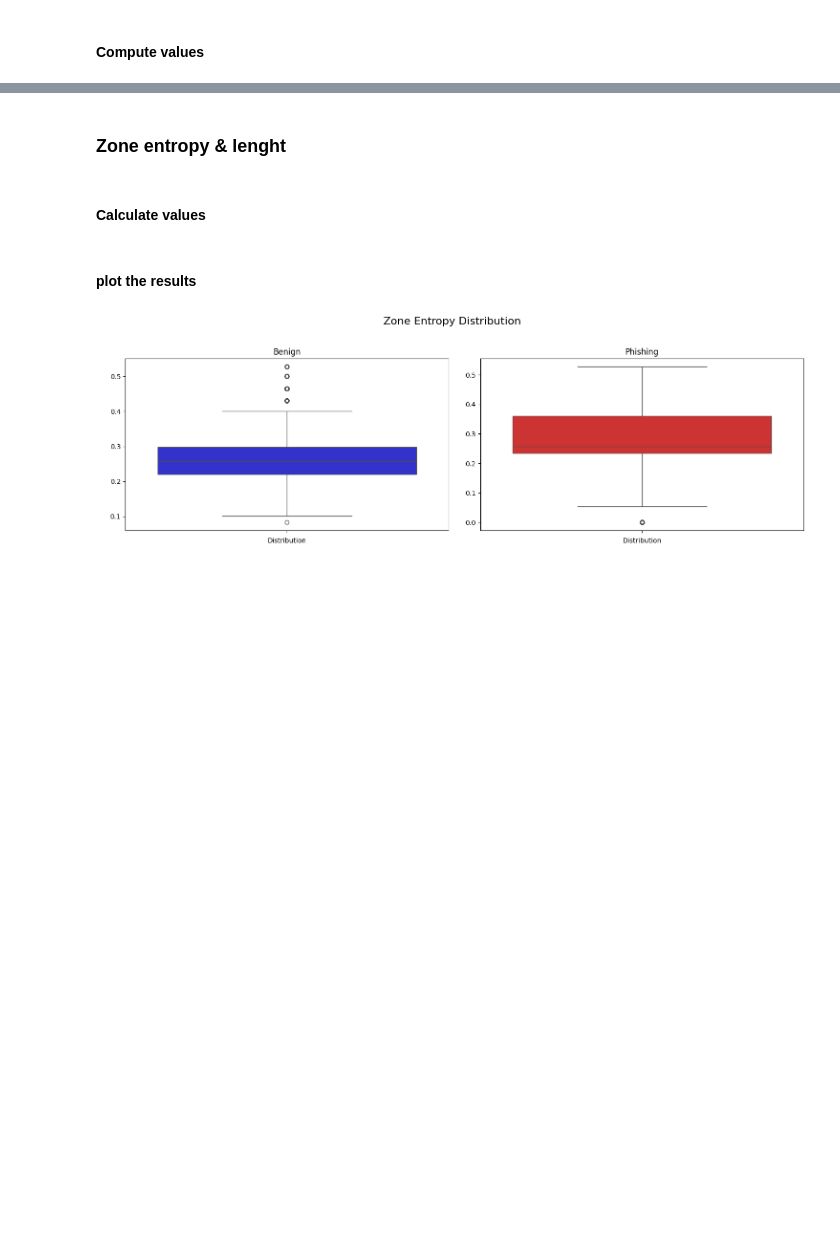
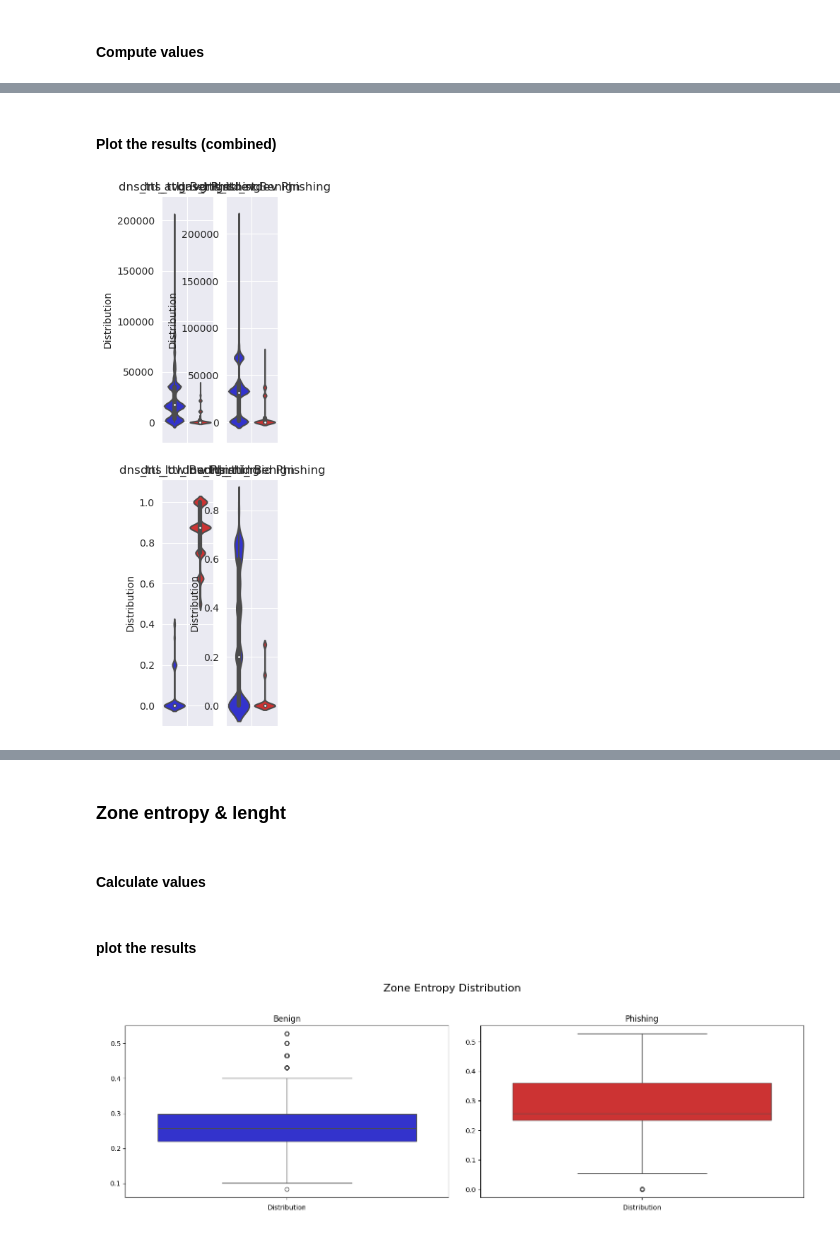
Before and after one commit to WitchoutName/pp-research-tools, a Jupyter notebook: MongoAnalysis.ipynb, the cells around one changed output, grey strips where cells are left out. Cells and saved outputs as stored; diff of their text form; code cells hidden in the pictures; blank space fills up the shorter version.

```diff
--- a/MongoAnalysis.ipynb
+++ b/MongoAnalysis.ipynb
@@ -1063,0 +1031,74 @@ plot_ttls(misp_ttls, "r", "Phishing")
+# %% [markdown]
+#### Plot the results (combined)
+# %%
+# Specify the features you want to plot
+features_to_plot = ["dns_ttl_avg", "dns_ttl_stdev", "dns_ttl_low", "dns_ttl_mid"]
+
+# Determine the number of rows needed for the subplots
+num_rows = int(np.ceil(len(features_to_plot) / 2))
+
+# Create a figure with the required number of subplots
+fig, axes = plt.subplots(nrows=num_rows, ncols=4, figsize=(10, num_rows * 4))
+
+def plot_ttls(df, color, df_name):
+    for i, feature in enumerate(features_to_plot):
+        row = i // 2
+        col = (i % 2) * 2 + (0 if df_name == "Benign" else 1)
+
+        data = df[feature]
+        data = data[(np.abs(zscore(data)) < 2)]
+
+        sns.violinplot(y=data, ax=axes[row, col], color=color, saturation=0.6)
+        axes[row, col].set_ylabel(None if col % 2 == 1 else "Distribution")
+        axes[row, col].set_title(f"{feature} {df_name}")
+
+# Plot the features for each dataset
+plot_ttls(benign_ttls, "b", "Benign")
+plot_ttls(misp_ttls, "r", "Phishing")
+
+# Manually set Y-axis limits for each pair of plots
+for i in range(len(features_to_plot)):
+    row = i // 2
+    col = (i % 2) * 2
+    feature = features_to_plot[i]
+
+    # Combine the data for both datasets for the current feature
+    combined_data = np.concatenate([
+        benign_ttls[feature][(np.abs(zscore(benign_ttls[feature])) < 2)],
+        misp_ttls[feature][(np.abs(zscore(misp_ttls[feature])) < 2)]
+    ])
+
+    # Set the same Y-axis limits for the pair of plots
+    min_limit, max_limit = np.min(combined_data), np.max(combined_data)
+    min_limit = min_limit - 0.1 * (max_limit - min_limit)
+    max_limit = max_limit + 0.1 * (max_limit - min_limit)
+    axes[row, col].set_ylim(min_limit, max_limit)
+    axes[row, col + 1].set_ylim(min_limit, max_limit)
+
+    axes[row, col + 1].set_yticklabels([])
+    #axes[row, col + 1].set_yticks([])
+
+# Adjust layout and show the plot
+plt.tight_layout()
+plt.subplots_adjust(wspace=0.12, hspace=0.15)
+# Adjust the spacing between the subplots
+for i in range(len(features_to_plot)):
+    row = i // 2
+    col = (i % 2) * 2
+
+    # Adjust the position of the benign dataset plot
+    pos1 = axes[row, col].get_position() # get the original position
+    pos1_new = [pos1.x0, pos1.y0, pos1.width * 0.9, pos1.height]
+    axes[row, col].set_position(pos1_new) # set a new position
+
+    # Adjust the position of the phishing dataset plot
+    pos2 = axes[row, col + 1].get_position() # get the original position
+    pos2_new = [pos1.x0 + pos1.width * 0.9, pos2.y0, pos2.width * 0.9, pos2.height]
+    axes[row, col + 1].set_position(pos2_new) # set a new position
+
+title = f"DNS TTL features distribution - combined"
+plt.savefig(f"{image_path}/{title}.png")
+plt.savefig(f"{image_path}/{title}.pdf", format="pdf")
+plt.show()
+# %% [output]
+[figure, added]
```
Also changed, not shown: parts of 20 cells of this notebook.
